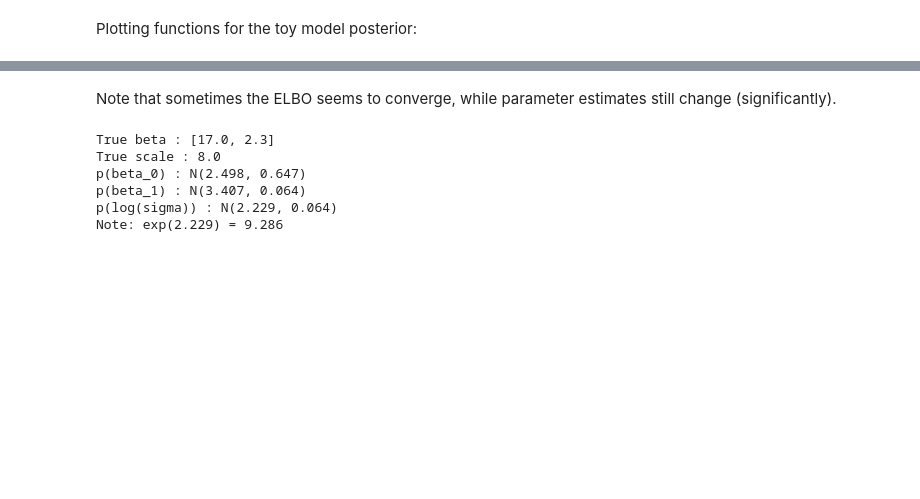
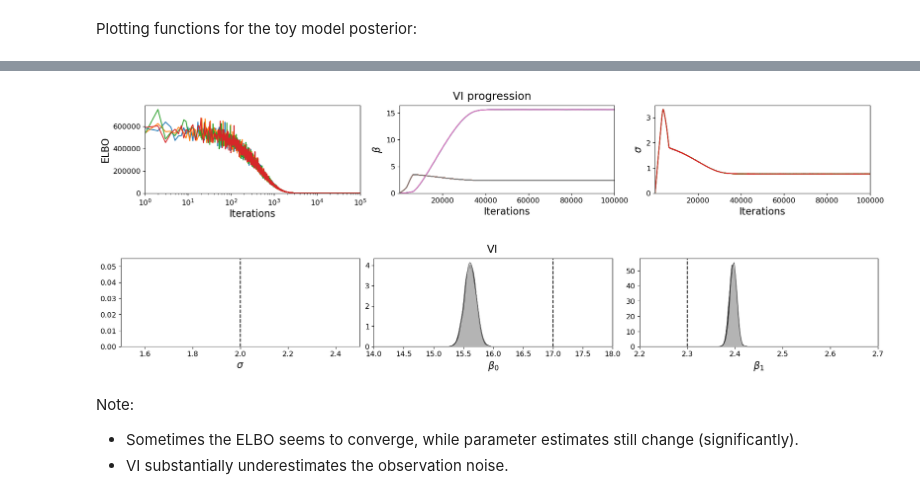
Before and after one commit to UncertaintyInComplexSystems/bamojax, a Jupyter notebook: bamojax/examples/toy_examples/linear_regression.ipynb, the cells around one changed output, grey strips where cells are left out. Saved outputs shown, nothing was run; the diff lists cells and outputs as text; code cells hidden in the pictures; blank space fills up the shorter version.

```diff
--- a/bamojax/examples/toy_examples/linear_regression.ipynb
+++ b/bamojax/examples/toy_examples/linear_regression.ipynb
@@ -333,36 +323,42 @@ for ax in axes:
+# %%
+import optax
+
+num_chains = 4
+num_steps = 100_000
+num_gradient_samples = 10
+
+engine = VIInference(model,
+                     num_chains=num_chains,
+                     num_steps=num_steps,
+                     num_gradient_samples=num_gradient_samples,
+                     optimizer=optax.sgd(learning_rate=1e-3),
+                     optimizer_chain_args=optax.clip_by_global_norm(1.0))
+
+result = engine.run(key=jrnd.PRNGKey(0))
+
+_, axes = plt.subplots(nrows=1, ncols=3, constrained_layout=True, figsize=(18, 3))
+
+for c in range(num_chains):
+    axes[0].plot(jnp.arange(num_steps), jnp.asarray(result['info'].elbo[c, ...]))
+    axes[1].plot(jnp.arange(num_steps), result['states'].mu['beta'][c, ...])
+    axes[2].plot(jnp.arange(num_steps), result['states'].mu['sigma'][c, ...])
+axes[0].set_ylabel('ELBO')
+axes[0].set_xscale('log')
+
+axes[1].set_ylabel(r'$\beta$')
+axes[2].set_ylabel(r'$\sigma$')
+for ax in axes:
+    ax.set_xlabel('Iterations')
+    ax.set_xlim([1, num_steps])
+    ax.set_ylim(bottom=0)
+plt.suptitle('VI progression')
+
+vi_samples = engine.sample_from_variational(jrnd.PRNGKey(0), vi_result=result, num_draws=2_000)
+plot_posterior(vi_samples, mpl.colormaps['Greys'], title='VI');
+# %% [output]
+[figure, added]
+[figure, added]
 # %% [markdown]
-Note that sometimes the ELBO seems to converge, while parameter estimates still change (significantly).
+Note:
+- Sometimes the ELBO seems to converge, while parameter estimates still change (significantly).
+- VI substantially underestimates the observation noise.
-# %%
-final_state = jax.tree.map(lambda x: x[-1, ...], states)
-
-print('True beta :', b_true)
-print('True scale :', sigma_true)
-
-scale = jax.tree.map(jnp.exp, final_state.rho)
-scale_beta, scale_sigma = scale['beta'], scale['sigma']
-
-for j in range(2):
-    mu_j = final_state.mu['beta'][j]
-    sd_j = scale_beta[j]
-    print(f'p(beta_{j}) : N({mu_j:0.3f}, {sd_j:0.3f})')
-
-mu_sigma = final_state.mu['sigma']
-sd_sigma = scale_sigma
-print(f'p(log(sigma)) : N({mu_sigma:0.3f}, {sd_sigma:0.3f})')
-print(f'Note: exp({mu_sigma:0.3f}) = {jnp.exp(mu_sigma):0.3f}')
-
-num_vi_samples = 10_000
-
-key, key_beta, key_sigma = jrnd.split(key, 3)
-
-beta_vi_samples = final_state.mu['beta'] + scale_beta*jrnd.normal(key_beta, shape=(num_vi_samples, 2))
-sigma_vi_samples = bijectors['sigma'](final_state.mu['sigma'] + scale_sigma*jrnd.normal(key_sigma, shape=(num_vi_samples, )))
-
-vi_result = dict(beta=beta_vi_samples, sigma=sigma_vi_samples)
-# %% [output]
-True beta : [17.0, 2.3]
-True scale : 8.0
-p(beta_0) : N(2.498, 0.647)
-p(beta_1) : N(3.407, 0.064)
-p(log(sigma)) : N(2.229, 0.064)
-Note: exp(2.229) = 9.286
```
Also changed, not shown: parts of 31 cells of this notebook, 11 other files.
